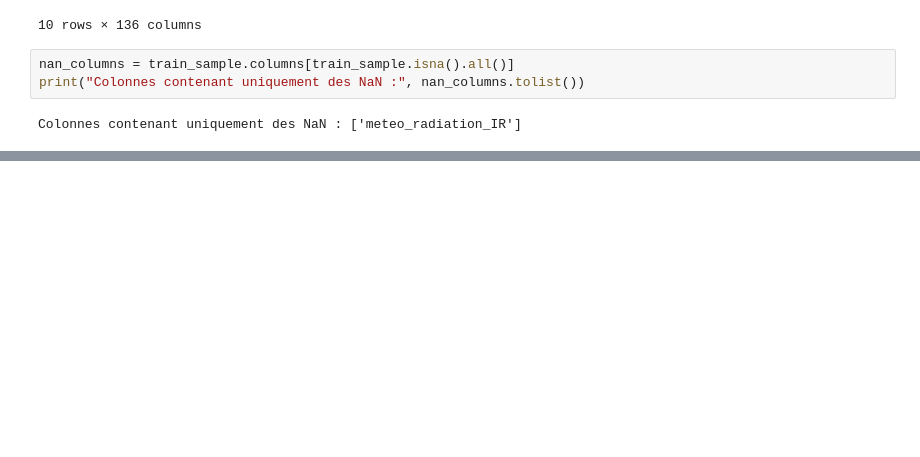
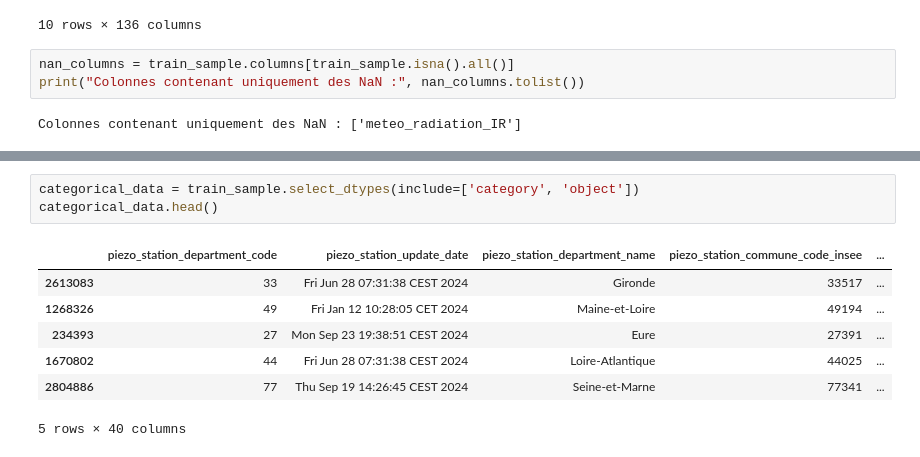
Before and after one commit to LaTurboTeam/HiParis5, a Jupyter notebook: Arold/exploration.ipynb, the cells around one changed output, grey strips where cells are left out. Cells and saved outputs as stored; diff of their text form; blank space fills up the shorter version.

```diff
--- a/Arold/exploration.ipynb
+++ b/Arold/exploration.ipynb
@@ -66,0 +129,11 @@ Colonnes contenant uniquement des NaN : ['meteo_radiation_IR']
+# %%
+categorical_data = train_sample.select_dtypes(include=['category', 'object'])
+categorical_data.head()
+# %% [output]
+|  | piezo_station_department_code | piezo_station_update_date | piezo_station_department_name | piezo_station_commune_code_insee | ... |
+| 2613083 | 33 | Fri Jun 28 07:31:38 CEST 2024 | Gironde | 33517 | ... |
+| 1268326 | 49 | Fri Jan 12 10:28:05 CET 2024 | Maine-et-Loire | 49194 | ... |
+| 234393 | 27 | Mon Sep 23 19:38:51 CEST 2024 | Eure | 27391 | ... |
+| 1670802 | 44 | Fri Jun 28 07:31:38 CEST 2024 | Loire-Atlantique | 44025 | ... |
+| 2804886 | 77 | Thu Sep 19 14:26:45 CEST 2024 | Seine-et-Marne | 77341 | ... |
+5 rows × 40 columns
```
Also changed, not shown: parts of 8 cells of this notebook.
